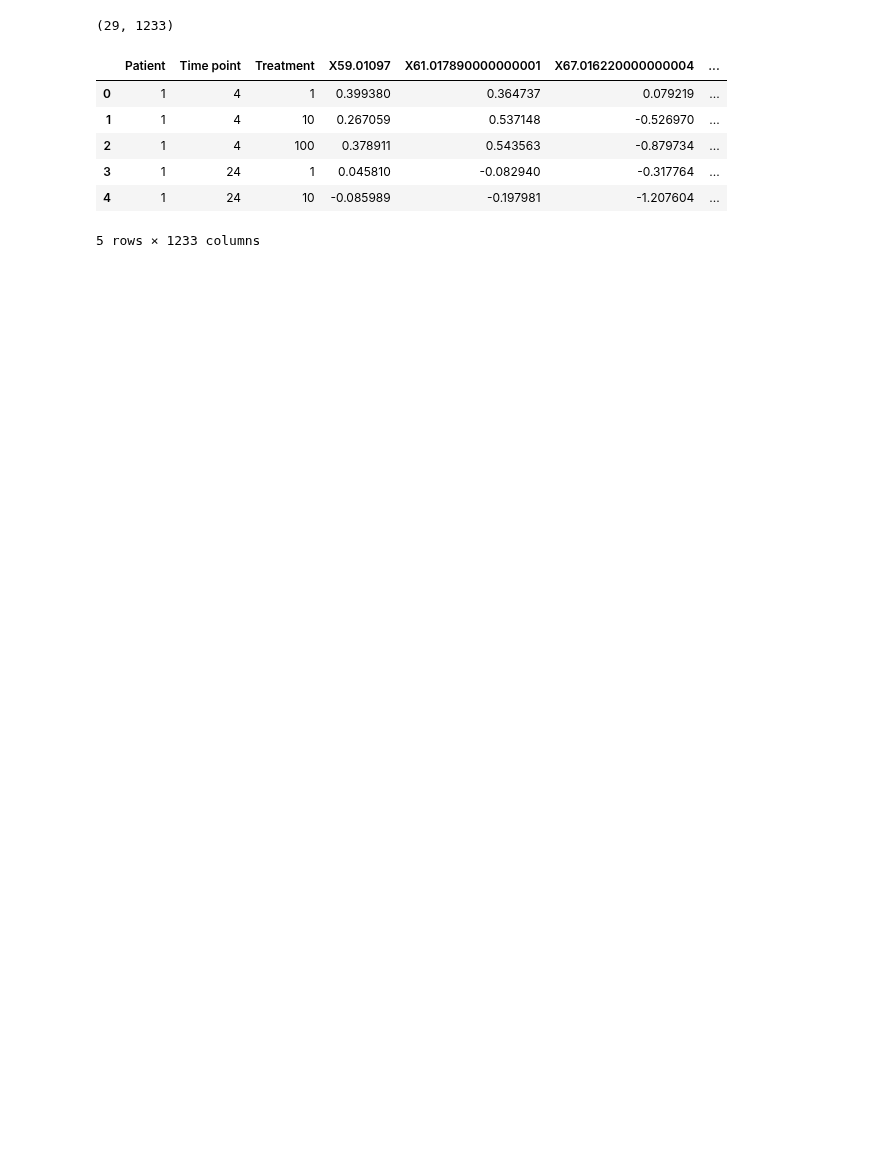
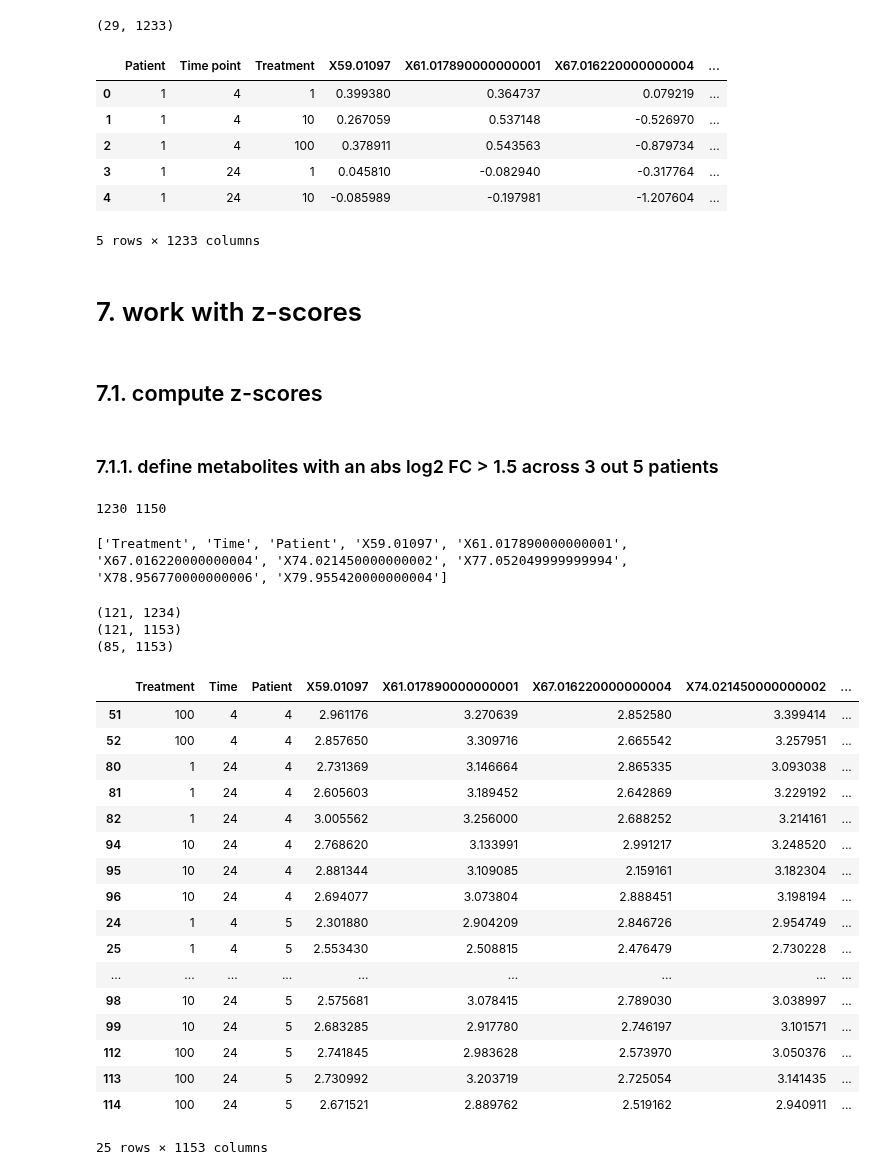
Before and after one commit to adelomana/HUVECs, a Jupyter notebook: Fig.4.untargeted/patient-specific/sample normalization.ipynb, the cells around one changed output. Cells and saved outputs as stored; diff of their text form; code cells hidden in the pictures; blank space fills up the shorter version.

```diff
--- a/Fig.4.untargeted/patient-specific/sample normalization.ipynb
+++ b/Fig.4.untargeted/patient-specific/sample normalization.ipynb
@@ -394,3 +397,74 @@ fcdf.head()
 | 3 | 1 | 24 | 1 | 0.045810 | -0.082940 | -0.317764 | ... |
 | 4 | 1 | 24 | 10 | -0.085989 | -0.197981 | -1.207604 | ... |
 5 rows × 1233 columns
+# %% [markdown]
+# 7. work with z-scores
+# %% [markdown]
+## 7.1. compute z-scores
+# %% [markdown]
+### 7.1.1. define metabolites with an abs log2 FC > 1.5 across 3 out 5 patients
+# %%
+working_peaks = []
+
+responders = {}
+for peak_name in peak_names:
+    responders[peak_name] = 0
+
+for patient in patients:
+    sub = result[result['Patient'] == patient]
+
+    for peak_name in peak_names:
+        trends = []
+        for time_point in time_points:
+            for treatment in treatments:
+                box = sub[(sub['Time'] == time_point) & (sub['Treatment'] == treatment)][peak_name].to_list()
+                if len(box) > 1:
+                    trends.append(numpy.median(box))
+
+        # compute variation
+        variation = numpy.max(trends) - numpy.min(trends)
+        if variation > numpy.log10(1.5):
+            responders[peak_name] = responders[peak_name] + 1
+
+for peak_name in peak_names:
+    if responders[peak_name] >= 3:
+        working_peaks.append(peak_name)
+print(len(peak_names), len(working_peaks))
+# %% [output]
+1230 1150
+# %%
+selected_columns = ['Treatment', 'Time', 'Patient']
+for element in working_peaks:
+    selected_columns.append(element)
+print(selected_columns[:10])
+# %% [output]
+['Treatment', 'Time', 'Patient', 'X59.01097', 'X61.017890000000001', 'X67.016220000000004', 'X74.021450000000002', 'X77.052049999999994', 'X78.956770000000006', 'X79.955420000000004']
+# %%
+var_df = result[selected_columns]
+var_df_clean = var_df[var_df['Treatment'] != 'EGM']
+print(result.shape)
+print(var_df.shape)
+print(var_df_clean.shape)
+var_df_clean.tail(25)
+# %% [output]
+(121, 1234)
+(121, 1153)
+(85, 1153)
+|  | Treatment | Time | Patient | X59.01097 | X61.017890000000001 | X67.016220000000004 | X74.021450000000002 | ... |
+| 51 | 100 | 4 | 4 | 2.961176 | 3.270639 | 2.852580 | 3.399414 | ... |
+| 52 | 100 | 4 | 4 | 2.857650 | 3.309716 | 2.665542 | 3.257951 | ... |
+| 80 | 1 | 24 | 4 | 2.731369 | 3.146664 | 2.865335 | 3.093038 | ... |
+| 81 | 1 | 24 | 4 | 2.605603 | 3.189452 | 2.642869 | 3.229192 | ... |
+| 82 | 1 | 24 | 4 | 3.005562 | 3.256000 | 2.688252 | 3.214161 | ... |
+| 94 | 10 | 24 | 4 | 2.768620 | 3.133991 | 2.991217 | 3.248520 | ... |
+| 95 | 10 | 24 | 4 | 2.881344 | 3.109085 | 2.159161 | 3.182304 | ... |
+| 96 | 10 | 24 | 4 | 2.694077 | 3.073804 | 2.888451 | 3.198194 | ... |
+| 24 | 1 | 4 | 5 | 2.301880 | 2.904209 | 2.846726 | 2.954749 | ... |
+| 25 | 1 | 4 | 5 | 2.553430 | 2.508815 | 2.476479 | 2.730228 | ... |
+| ... | ... | ... | ... | ... | ... | ... | ... | ... |
+| 98 | 10 | 24 | 5 | 2.575681 | 3.078415 | 2.789030 | 3.038997 | ... |
+| 99 | 10 | 24 | 5 | 2.683285 | 2.917780 | 2.746197 | 3.101571 | ... |
+| 112 | 100 | 24 | 5 | 2.741845 | 2.983628 | 2.573970 | 3.050376 | ... |
+| 113 | 100 | 24 | 5 | 2.730992 | 3.203719 | 2.725054 | 3.141435 | ... |
+| 114 | 100 | 24 | 5 | 2.671521 | 2.889762 | 2.519162 | 2.940911 | ... |
+25 rows × 1153 columns
```
Also changed, not shown: parts of 14 cells of this notebook, 1 other file.
